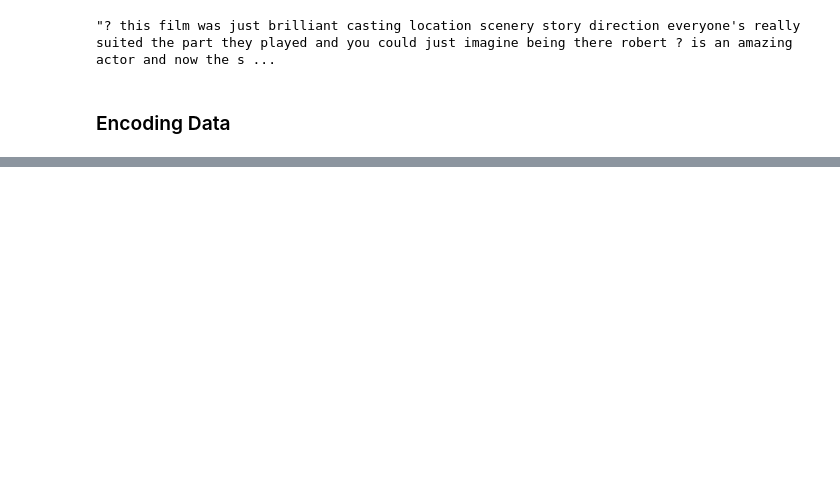
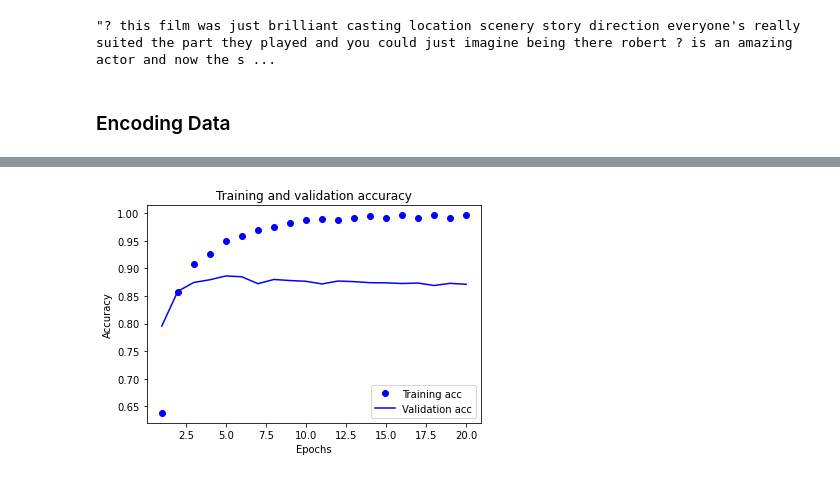
Before and after one commit to somnath1077/MachineLearningExercises, a Jupyter notebook: ML_Using_Python/chap04/ch04_Model_Evaluation_Strategies.ipynb, the cells around one changed output, grey strips where cells are left out. Cells and saved outputs as stored; diff of their text form; code cells hidden in the pictures; blank space fills up the shorter version.

```diff
--- a/ML_Using_Python/chap04/ch04_Model_Evaluation_Strategies.ipynb
+++ b/ML_Using_Python/chap04/ch04_Model_Evaluation_Strategies.ipynb
@@ -153,0 +196,4 @@ x_test = vectorize_sequences(test_data)
+# %%
+model1.compile(optimizer='rmsprop',
+               loss='binary_crossentropy',
+               metrics=['accuracy'])
@@ -153,0 +304,4 @@ x_test = vectorize_sequences(test_data)
+# %%
+plot_training_validation_accuracy(history1)
+# %% [output]
+[figure, added]
```
Also changed, not shown: parts of 24 cells of this notebook.
